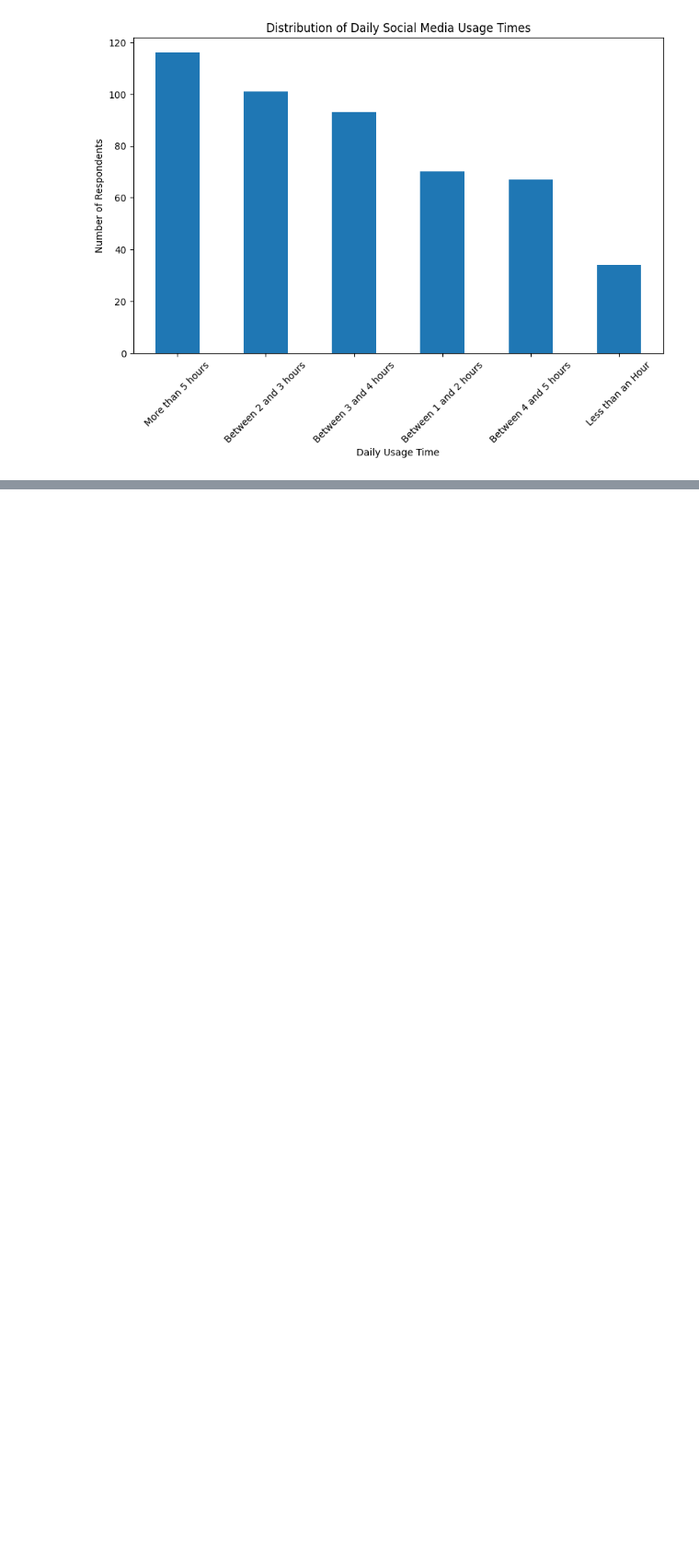
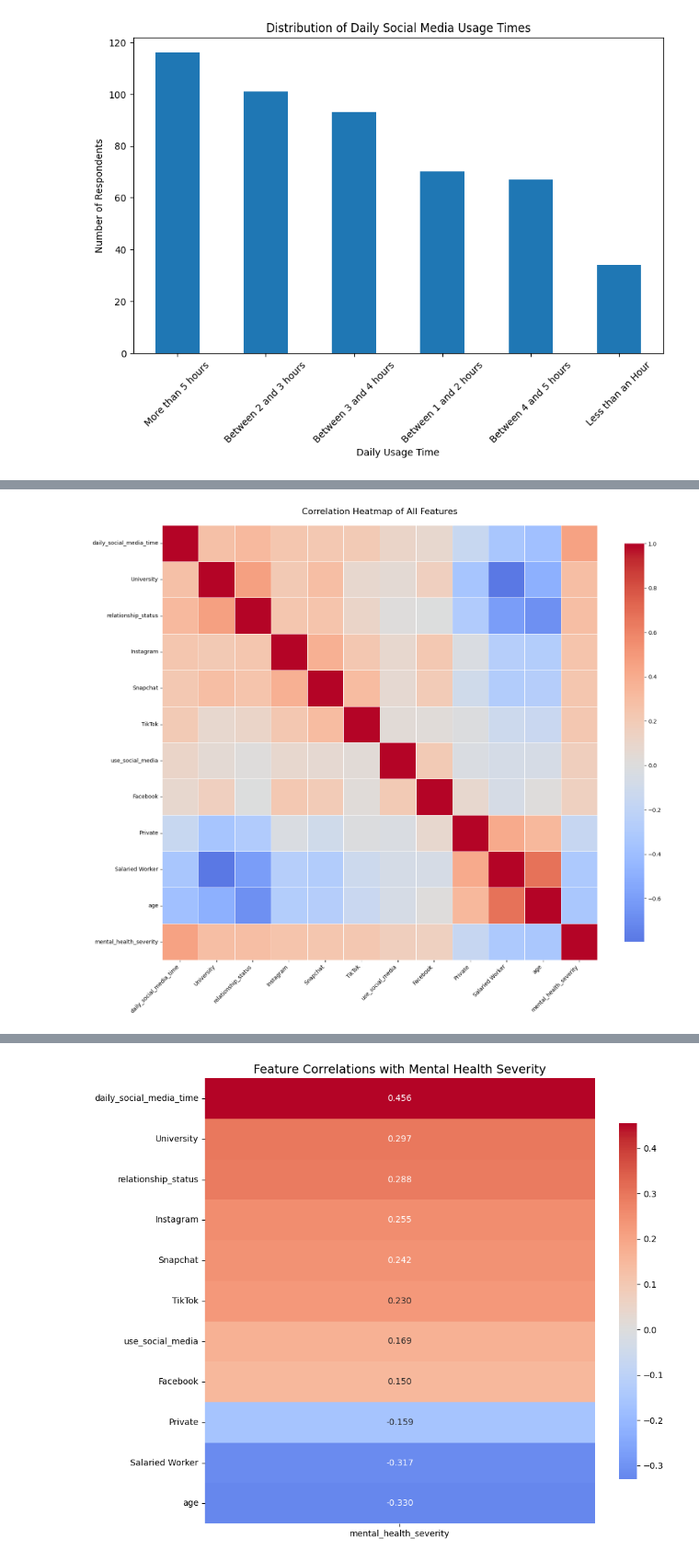
Before and after one commit to kengomatsuo/data-mining-aol, a Jupyter notebook: data-mining-aol.ipynb, the cells around one changed output, grey strips where cells are left out. Shown at 92% size. Drawn from its saved outputs; the diff is of its cells as text; code cells hidden in the pictures; blank space fills up the shorter version.

Commit message:
Mining, Clustering, Classification, Regression.

```diff
--- a/data-mining-aol.ipynb
+++ b/data-mining-aol.ipynb
@@ -127,0 +178,6 @@ plt.show()
+# %%
+# Handle missing values
+smmh = smmh.dropna()
+
+# Handle duplicate entries
+smmh = smmh.drop_duplicates()
@@ -127,0 +417,6 @@ plt.show()
+# %%
+# Scale numerical features for preprocessing
+# Store this scaler separately to avoid overwriting in clustering section
+scaler_preprocessing = StandardScaler()
+numerical_columns = ['age', 'daily_social_media_time']
+smmh[numerical_columns] = scaler_preprocessing.fit_transform(smmh[numerical_columns])
@@ -127,0 +596,63 @@ plt.show()
+# %%
+# Select features based on correlation map values > 0.3 or < -0.3 with mental_health_severity
+selected_features = mh_correlations[
+		(mh_correlations.abs() > 0.15)
+	].index.tolist()
+
+smmh = smmh[selected_features + ['mental_health_severity']]
+# %%
+# Re-print the heatmap
+
+# Calculate correlation matrix
+corr_matrix = smmh.corr()
+
+# Create a larger figure for better visibility
+plt.figure(figsize=(16, 14))
+
+# Create heatmap with smaller font and without annotations for clarity
+sns.heatmap(
+    corr_matrix,
+    cmap="coolwarm",
+    center=0,
+    square=True,
+    linewidths=0.5,
+    cbar_kws={"shrink": 0.8},
+    xticklabels=True,
+    yticklabels=True,
+)
+
+plt.title("Correlation Heatmap of All Features", fontsize=16, pad=20)
+plt.xticks(rotation=45, ha="right")
+# plt.yticks(fontsize=8)
+plt.tight_layout()
+plt.show()
+
+# Alternative: Show only strong correlations (absolute value > 0.3)
+print("\nStrong Correlations:")
+print("=" * 60)
+
+# Get correlation with mental_health_severity
+mh_correlations = (
+    corr_matrix["mental_health_severity"]
+    .drop("mental_health_severity")
+    .sort_values(ascending=False)
+)
+print("\nCorrelations with Mental Health Severity:")
+print(mh_correlations)
+
+# Create a focused heatmap on mental_health_severity
+plt.figure(figsize=(10, 8))
+mh_corr_df = mh_correlations.to_frame()
+sns.heatmap(
+    mh_corr_df,
+    annot=True,
+    cmap="coolwarm",
+    center=0,
+    fmt=".3f",
+    cbar_kws={"shrink": 0.8},
+)
+plt.title("Feature Correlations with Mental Health Severity", fontsize=14)
+plt.tight_layout()
+plt.show()
+# %% [output]
+[figure, added]
@@ -127,0 +675 @@ plt.show()
+[figure, added]
```
Also changed, not shown: parts of 82 cells of this notebook, 1 other file.
